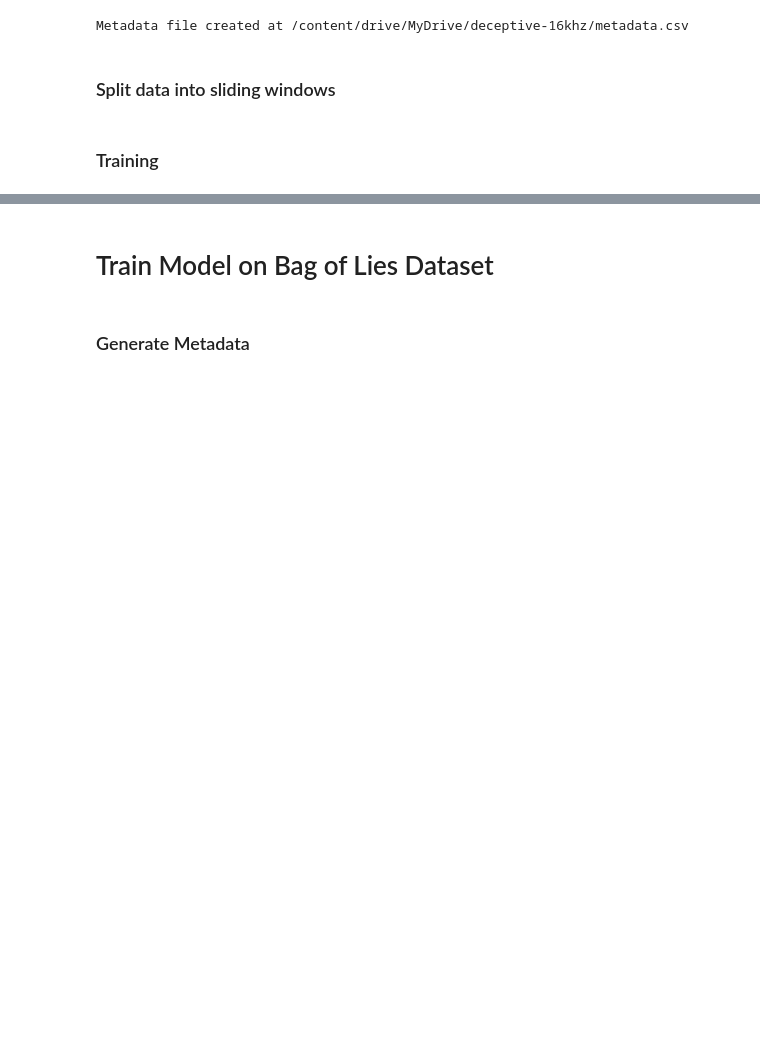
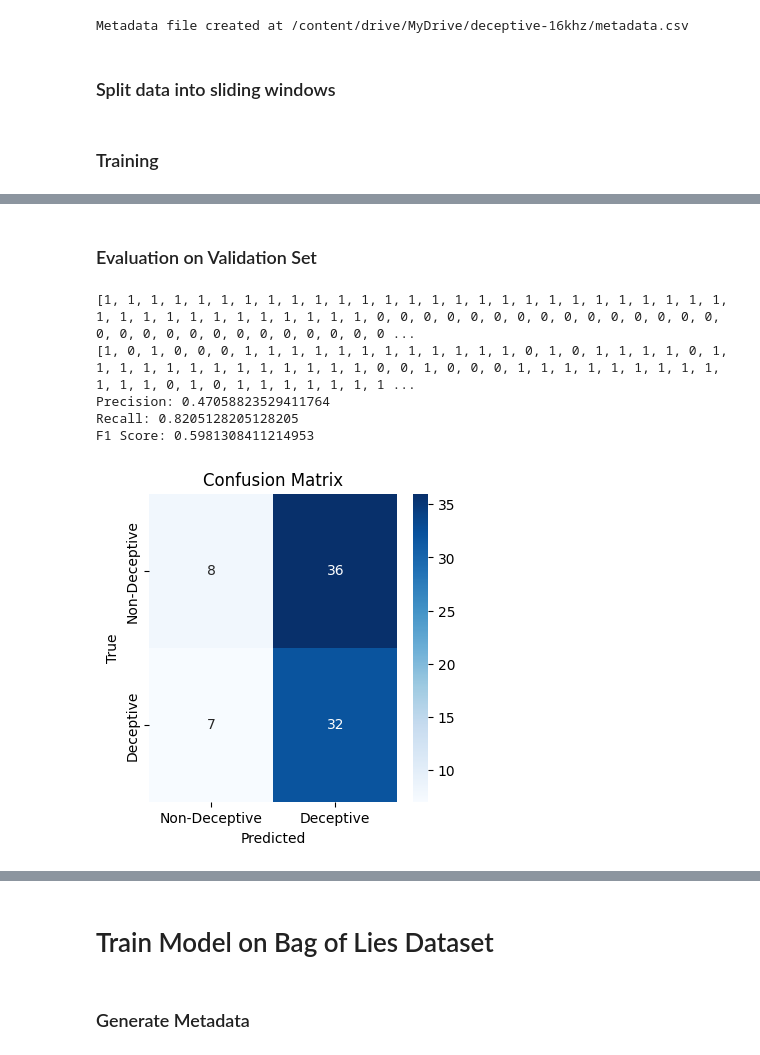
Before and after one commit to pasicdino/DeceptionDetection, a Jupyter notebook: Hubert-FineTune.ipynb, the cells around one changed output, grey strips where cells are left out. Cells and saved outputs as stored; diff of their text form; code cells hidden in the pictures; blank space fills up the shorter version.

```diff
--- a/Hubert-FineTune.ipynb
+++ b/Hubert-FineTune.ipynb
@@ -212,12 +178,0 @@ You should probably TRAIN this model on a down-stream task to be able to use it
-# %%
-from datasets import load_dataset, Audio
-
-dataset = load_dataset("audiofolder", data_dir="/content/drive/MyDrive/deceptive-16khz",split = "train")
-dataset = dataset.cast_column("audio", Audio(sampling_rate=16000))
-
-from transformers import pipeline
-
-classifier = pipeline("audio-classification", model="/content/hubert_deception-1/checkpoint-80")
-for file in dataset :
-  audio = file["audio"]["path"]
-  print(classifier(audio))
@@ -224,3 +304,68 @@ for file in dataset :
+# %% [markdown]
+### Evaluation on Validation Set
+# %%
+from transformers import AutoModelForAudioClassification
+from sklearn.metrics import precision_score, recall_score, f1_score, confusion_matrix
+import seaborn as sns
+import matplotlib.pyplot as plt
+from transformers import pipeline
+
+## loading here as well to not lose time
+dataset = load_dataset("audiofolder", data_dir="/content/drive/MyDrive/deceptive-16khz", split='train')
+dataset = dataset.cast_column("audio", Audio(sampling_rate=16000))
+
+first_indices = list(range(15))
+last_indices = list(range(len(dataset['label']) - 15, len(dataset['label'])))
+validation_indices = first_indices + last_indices
+validation_dataset = dataset.select(validation_indices)
+
+
+dataset = validation_dataset
+dataset = apply_window(dataset)
+
+model = AutoModelForAudioClassification.from_pretrained("/content/hubert_deception-1/checkpoint-1")
+feature_extractor = AutoFeatureExtractor.from_pretrained("facebook/hubert-base-ls960")
+classifier = pipeline("audio-classification", model=model,feature_extractor = feature_extractor)
+
+y_true_test = dataset["label"]
+print(y_true_test)
+predictions_test = []
+
+for file in dataset:
+    audio_array = np.array(file["audio"]['array'])
+    sampling_rate = 16000
+
+    result = classifier({"raw": audio_array, "sampling_rate": sampling_rate})
+    predictions_test.append(result[0]["label"])
+
+label_mapping = {"LABEL_0": 0, "LABEL_1": 1}
+predictions_test = [label_mapping[label] for label in predictions_test]
+
+print(predictions_test)
+precision = precision_score(y_true_test, predictions_test)
+recall = recall_score(y_true_test, predictions_test)
+f1 = f1_score(y_true_test, predictions_test)
+
+
+print(f"Precision: {precision}")
+print(f"Recall: {recall}")
+print(f"F1 Score: {f1}")
+
+
+cm_test = confusion_matrix(y_true_test, predictions_test)
+plt.figure(figsize=(4, 4))
+sns.heatmap(cm_test, annot=True, fmt="d", cmap="Blues", xticklabels=["Non-Deceptive", "Deceptive"], yticklabels=["Non-Deceptive", "Deceptive"])
+plt.title("Confusion Matrix")
+plt.xlabel("Predicted")
+plt.ylabel("True")
+plt.show()
+# %% [output]
+[1, 1, 1, 1, 1, 1, 1, 1, 1, 1, 1, 1, 1, 1, 1, 1, 1, 1, 1, 1, 1, 1, 1, 1, 1, 1, 1, 1, 1, 1, 1, 1, 1, 1, 1, 1, 1, 1, 1, 0, 0, 0, 0, 0, 0, 0, 0, 0, 0, 0, 0, 0, 0, 0, 0, 0, 0, 0, 0, 0, 0, 0, 0, 0, 0, 0, 0 ...
+[1, 0, 1, 0, 0, 0, 1, 1, 1, 1, 1, 1, 1, 1, 1, 1, 1, 1, 0, 1, 0, 1, 1, 1, 1, 0, 1, 1, 1, 1, 1, 1, 1, 1, 1, 1, 1, 1, 1, 0, 0, 1, 0, 0, 0, 1, 1, 1, 1, 1, 1, 1, 1, 1, 1, 1, 1, 0, 1, 0, 1, 1, 1, 1, 1, 1, 1 ...
+Precision: 0.47058823529411764
+Recall: 0.8205128205128205
+F1 Score: 0.5981308411214953
+[figure, added]
 # %%
 from transformers import pipeline
 
```
Also changed, not shown: parts of 10 cells of this notebook.
